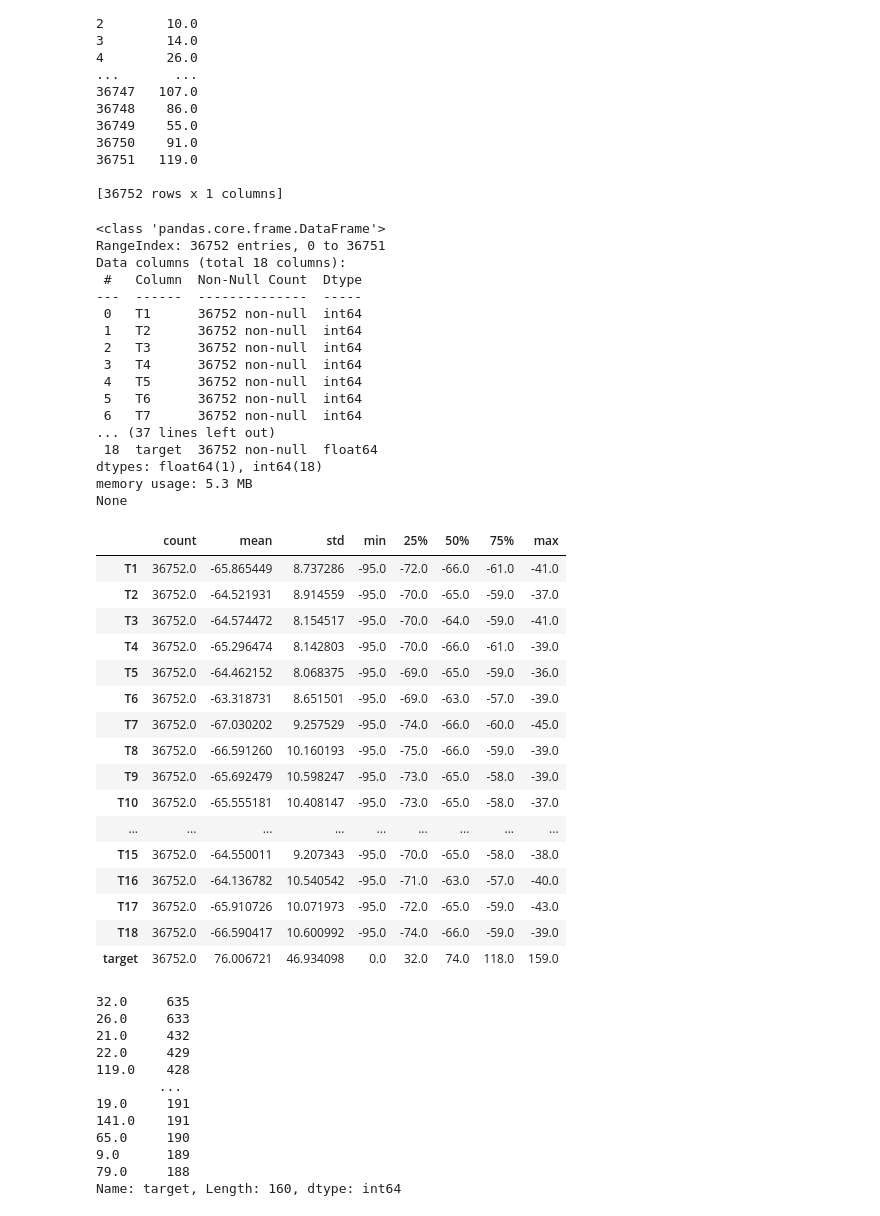
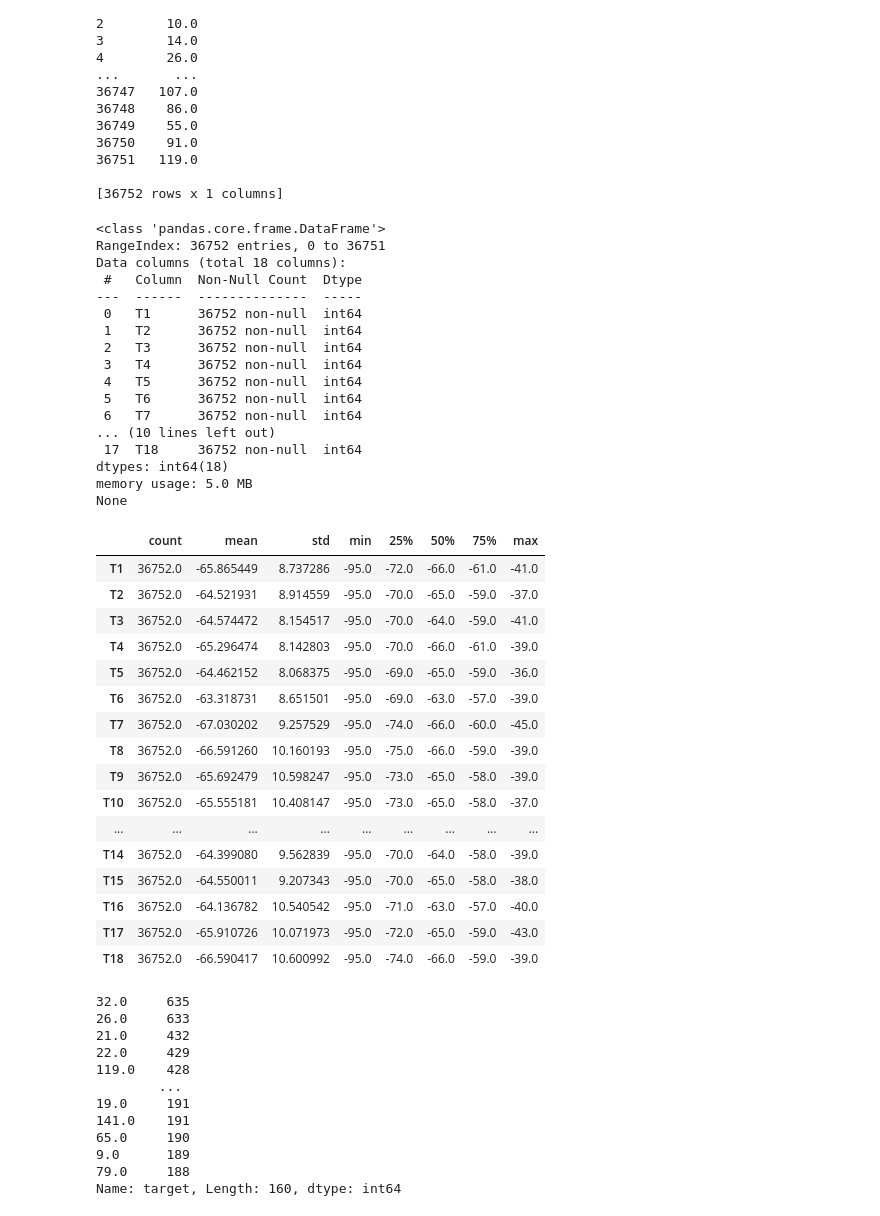
Before and after one commit to Shankjbs571/Machine-Learning-Techniques, a Jupyter notebook: Reso_Task1.ipynb, the cells around one changed output. Cells and saved outputs as stored; diff of their text form; code cells hidden in the pictures.

```diff
--- a/Reso_Task1.ipynb
+++ b/Reso_Task1.ipynb
@@ -65,8 +65,8 @@ print(encoded_df)
 # %%
 dataset.drop(['target'],axis=1, inplace=True)
 print(dataset.info())
-concat_dataset = pd.concat([dataset, encoded_df], axis=1)
-print(concat_dataset.info())
+# concat_dataset = pd.concat([dataset, encoded_df], axis=1)
+# print(concat_dataset.info())
 # %% [output]
 <class 'pandas.core.frame.DataFrame'>
 RangeIndex: 36752 entries, 0 to 36751
@@ -80,31 +80,31 @@ Data columns (total 18 columns):
  4   T5      36752 non-null  int64
  5   T6      36752 non-null  int64
  6   T7      36752 non-null  int64
-... (37 lines left out)
- 18  target  36752 non-null  float64
-dtypes: float64(1), int64(18)
-memory usage: 5.3 MB
+... (10 lines left out)
+ 17  T18     36752 non-null  int64
+dtypes: int64(18)
+memory usage: 5.0 MB
 None
 # %%
-concat_dataset.describe().T
+dataset.describe().T
 # %% [output]
 |  | count | mean | std | min | 25% | 50% | 75% | max |
 | T1 | 36752.0 | -65.865449 | 8.737286 | -95.0 | -72.0 | -66.0 | -61.0 | -41.0 |
 | T2 | 36752.0 | -64.521931 | 8.914559 | -95.0 | -70.0 | -65.0 | -59.0 | -37.0 |
 | T3 | 36752.0 | -64.574472 | 8.154517 | -95.0 | -70.0 | -64.0 | -59.0 | -41.0 |
 | T4 | 36752.0 | -65.296474 | 8.142803 | -95.0 | -70.0 | -66.0 | -61.0 | -39.0 |
 | T5 | 36752.0 | -64.462152 | 8.068375 | -95.0 | -69.0 | -65.0 | -59.0 | -36.0 |
 | T6 | 36752.0 | -63.318731 | 8.651501 | -95.0 | -69.0 | -63.0 | -57.0 | -39.0 |
 | T7 | 36752.0 | -67.030202 | 9.257529 | -95.0 | -74.0 | -66.0 | -60.0 | -45.0 |
 | T8 | 36752.0 | -66.591260 | 10.160193 | -95.0 | -75.0 | -66.0 | -59.0 | -39.0 |
 | T9 | 36752.0 | -65.692479 | 10.598247 | -95.0 | -73.0 | -65.0 | -58.0 | -39.0 |
 | T10 | 36752.0 | -65.555181 | 10.408147 | -95.0 | -73.0 | -65.0 | -58.0 | -37.0 |
 | ... | ... | ... | ... | ... | ... | ... | ... | ... |
+| T14 | 36752.0 | -64.399080 | 9.562839 | -95.0 | -70.0 | -64.0 | -58.0 | -39.0 |
 | T15 | 36752.0 | -64.550011 | 9.207343 | -95.0 | -70.0 | -65.0 | -58.0 | -38.0 |
 | T16 | 36752.0 | -64.136782 | 10.540542 | -95.0 | -71.0 | -63.0 | -57.0 | -40.0 |
 | T17 | 36752.0 | -65.910726 | 10.071973 | -95.0 | -72.0 | -65.0 | -59.0 | -43.0 |
 | T18 | 36752.0 | -66.590417 | 10.600992 | -95.0 | -74.0 | -66.0 | -59.0 | -39.0 |
-| target | 36752.0 | 76.006721 | 46.934098 | 0.0 | 32.0 | 74.0 | 118.0 | 159.0 |
 # %%
 print(concat_dataset['target'].value_counts())
 value_counts = concat_dataset['target'].value_counts()
```
Also changed, not shown: parts of 20 cells of this notebook.
